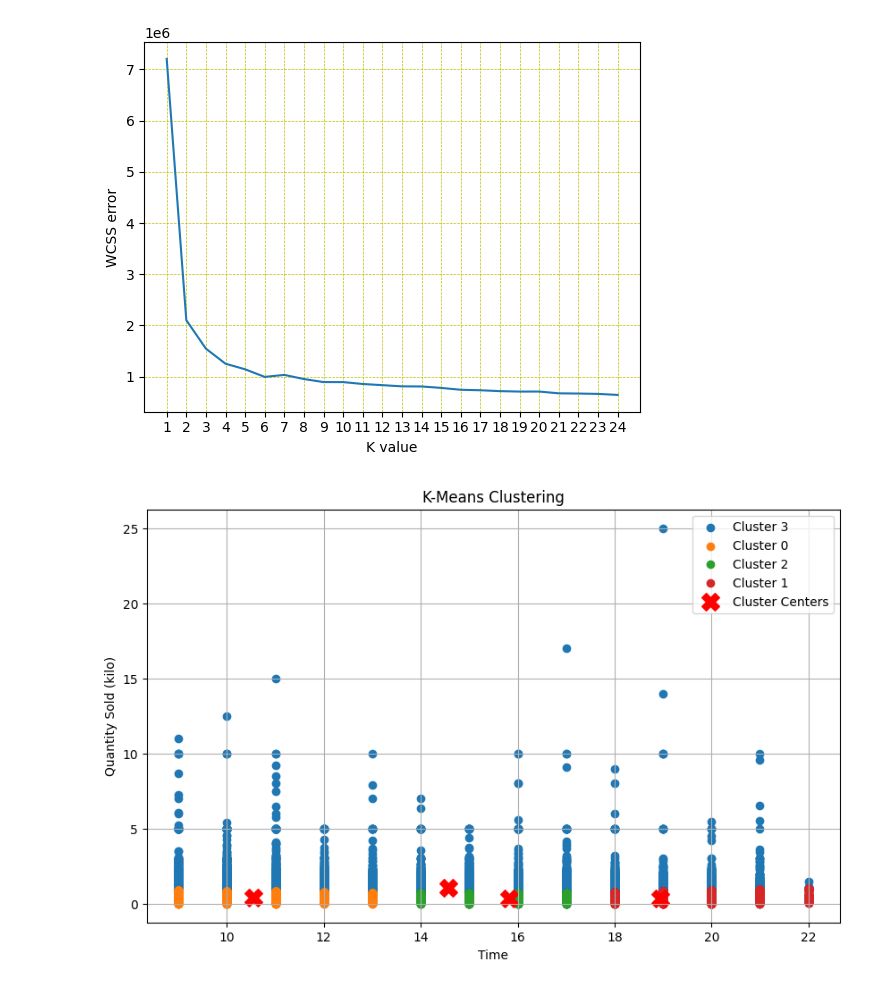
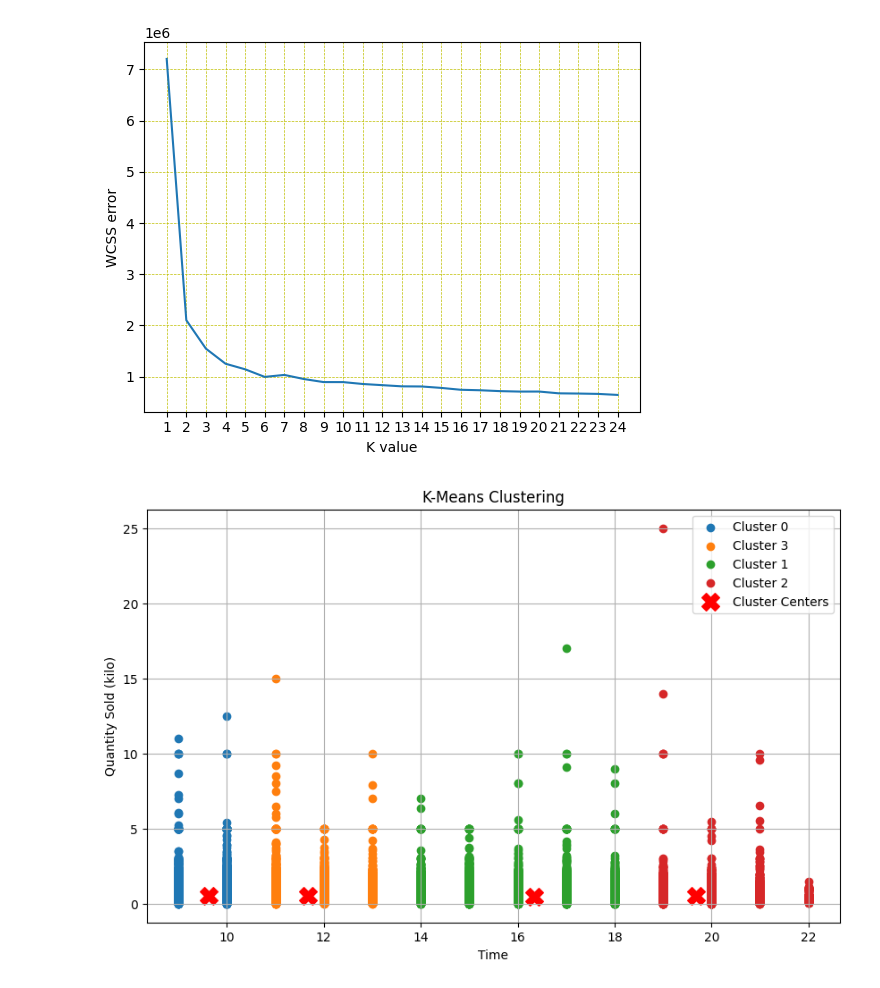
Before and after one commit to RumethSandinu/Project-connexa, a Jupyter notebook: time_based_analysis/model_building.ipynb, the cells around one changed output. Cells and saved outputs as stored; diff of their text form; code cells hidden in the pictures.

```diff
--- a/time_based_analysis/model_building.ipynb
+++ b/time_based_analysis/model_building.ipynb
@@ -30,37 +29,30 @@ from sklearn.preprocessing import StandardScaler
 # %%
-features = df[['Time', 'Quantity Sold (kilo)']]
-
-# Standardize features
-scaler = StandardScaler()
-features_scaled = scaler.fit_transform(features)
-
 # Apply K-Means algorithm
 kmeans = KMeans(n_clusters=4, random_state=42)
-df['Cluster'] = kmeans.fit_predict(features_scaled)
+df['Cluster'] = kmeans.fit_predict(df)
 # %%
 # Scatter plot for visualization
 plt.figure(figsize=(10, 6))
 
 # Plot each cluster
 for cluster_label in df['Cluster'].unique():
     cluster_data = df[df['Cluster'] == cluster_label]
     plt.scatter(cluster_data['Time'], cluster_data['Quantity Sold (kilo)'], label=f'Cluster {cluster_label}')
 
 # Plot cluster centers
-cluster_centers = scaler.inverse_transform(kmeans.cluster_centers_)
-plt.scatter(cluster_centers[:, 0], cluster_centers[:, 1], marker='X', s=200, c='red', label='Cluster Centers')
+plt.scatter(kmeans.cluster_centers_[:, 0], kmeans.cluster_centers_[:, 1], marker='X', s=200, c='red', label='Cluster Centers')
 
 # Add labels and legend
 plt.xlabel('Time')
 plt.ylabel('Quantity Sold (kilo)')
 plt.title('K-Means Clustering')
 plt.legend()
 plt.grid(True)
 
 # Show the plot
 plt.show()
 # %% [output]
-[figure, old version]
+[figure, new version]
 # %%
 # save the model
 import pickle
```
Also changed, not shown: parts of 3 cells of this notebook, 2 other files.
